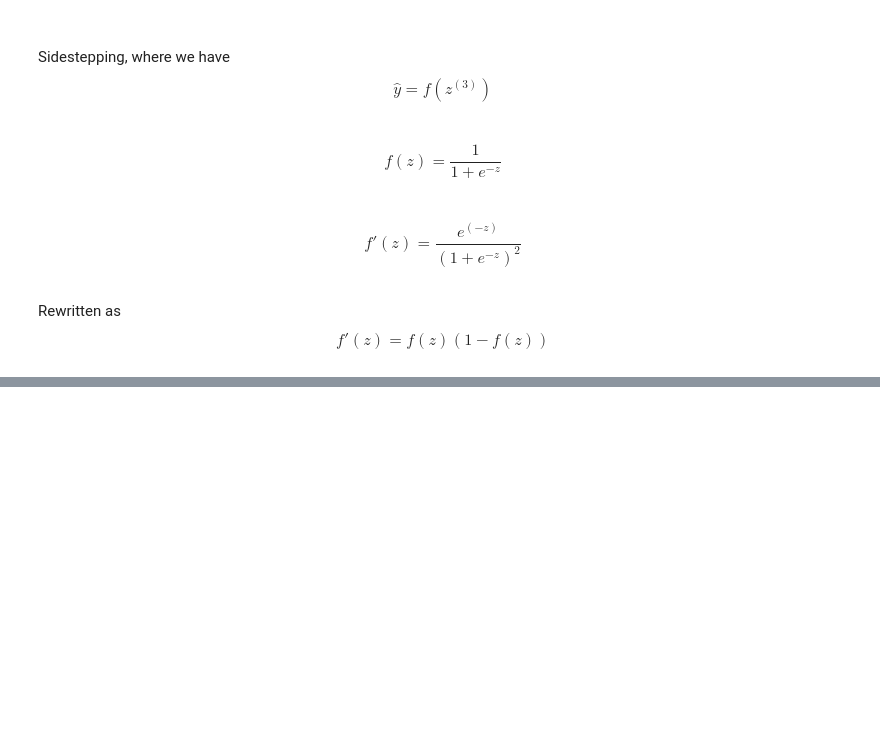
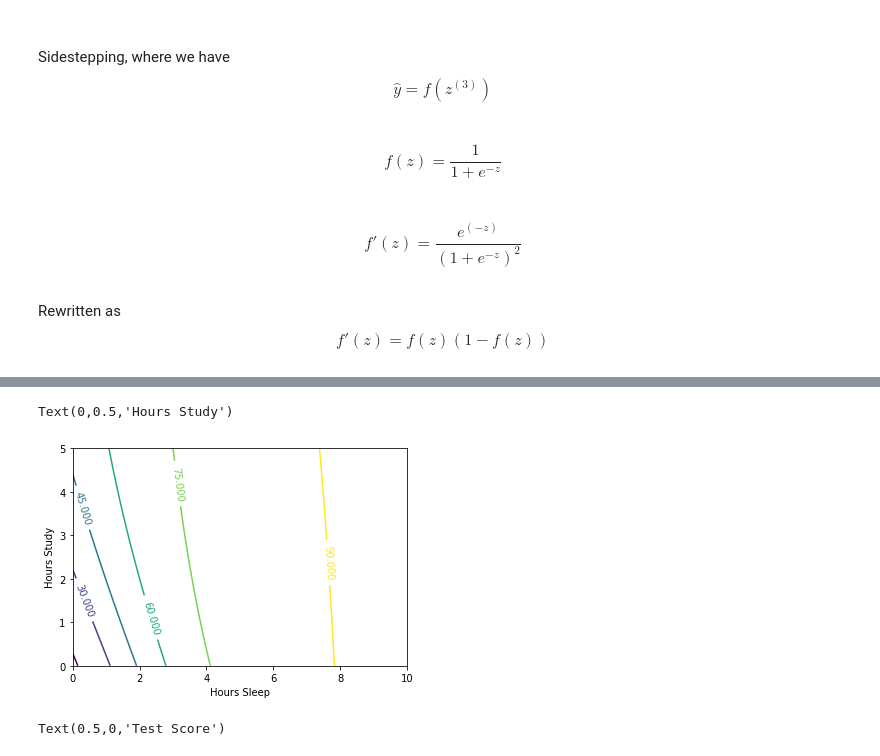
Before and after one commit to bricksz/academic, a Jupyter notebook: NN_Welch.ipynb, the cells around one changed output, grey strips where cells are left out. Cells and saved outputs as stored; diff of their text form; code cells hidden in the pictures; blank space fills up the shorter version.

```diff
--- a/NN_Welch.ipynb
+++ b/NN_Welch.ipynb
@@ -140,0 +392,49 @@ array([[0.54538103],
+# %%
+#Test network for various combinations of sleep/study:
+hoursSleep = np.linspace(0, 10, 100)
+hoursStudy = np.linspace(0, 5, 100)
+
+#Normalize data (same way training data way normalized)
+hoursSleepNorm = hoursSleep/10.
+hoursStudyNorm = hoursStudy/5.
+
+#Create 2-d versions of input for plotting
+a, b  = np.meshgrid(hoursSleepNorm, hoursStudyNorm)
+
+#Join into a single input matrix:
+allInputs = np.zeros((a.size, 2))
+allInputs[:, 0] = a.ravel()
+allInputs[:, 1] = b.ravel()
+# %%
+allOutputs = NN.forward(allInputs)
+# %%
+#Contour Plot:
+yy = np.dot(hoursStudy.reshape(100,1), np.ones((1,100)))
+xx = np.dot(hoursSleep.reshape(100,1), np.ones((1,100))).T
+
+CS = plt.contour(xx,yy,100*allOutputs.reshape(100, 100))
+plt.clabel(CS, inline=1, fontsize=10)
+plt.xlabel('Hours Sleep')
+plt.ylabel('Hours Study')
+# %% [output]
+Text(0,0.5,'Hours Study')
+[figure, added]
+# %%
+#3D plot:
+
+##Uncomment to plot out-of-notebook (you'll be able to rotate)
+%matplotlib qt
+
+import matplotlib.pyplot as plt
+from mpl_toolkits.mplot3d import Axes3D
+fig = plt.figure()
+ax = fig.gca(projection='3d')
+
+surf = ax.plot_surface(xx, yy, 100*allOutputs.reshape(100, 100),
+                       cmap='jet')
+
+ax.set_xlabel('Hours Sleep')
+ax.set_ylabel('Hours Study')
+ax.set_zlabel('Test Score')
+# %% [output]
+Text(0.5,0,'Test Score')
```
Also changed, not shown: parts of 26 cells of this notebook.
